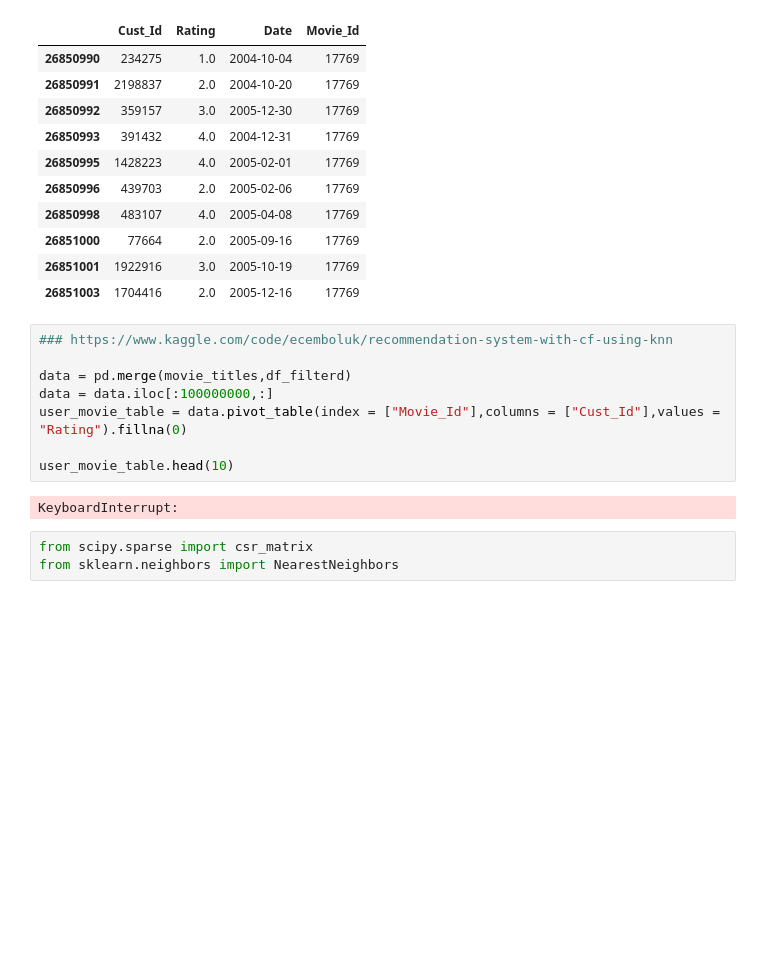
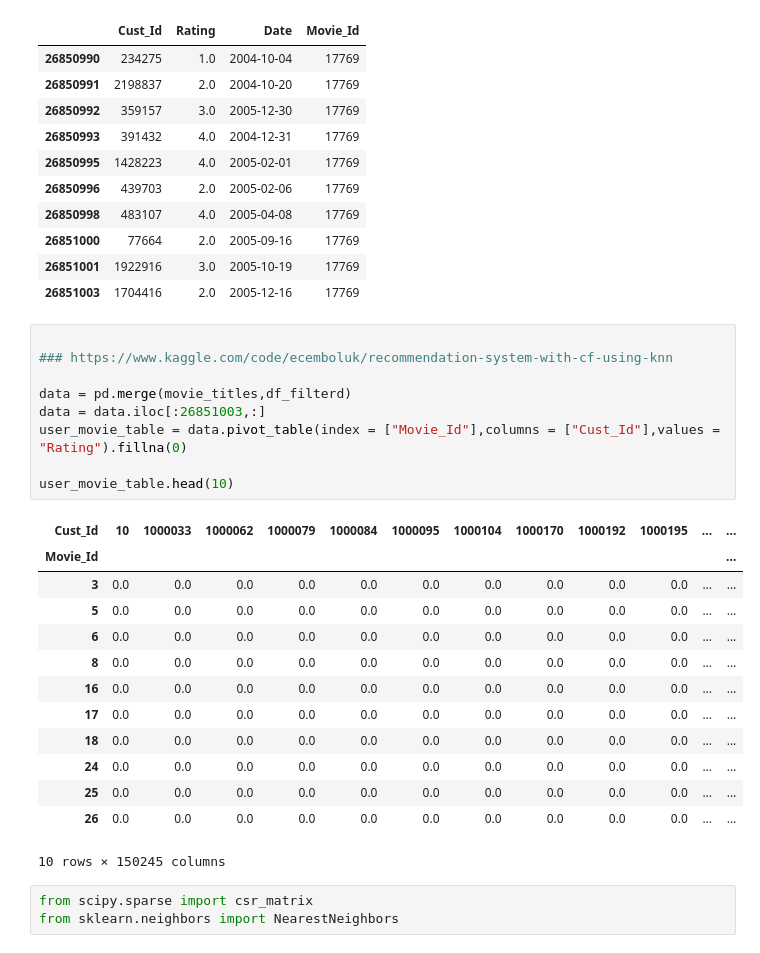
Before and after one commit to ThomasWilmes/Programmierprojekt, a Jupyter notebook: Test_2.ipynb, the cells around one changed output. Saved outputs shown, nothing was run; the diff lists cells and outputs as text; blank space fills up the shorter version.

```diff
--- a/Test_2.ipynb
+++ b/Test_2.ipynb
@@ -345,15 +376,27 @@ df_filterd.tail(10)
 | 26851001 | 1922916 | 3.0 | 2005-10-19 | 17769 |
 | 26851003 | 1704416 | 2.0 | 2005-12-16 | 17769 |
 # %%
-### https://www.kaggle.com/code/ecemboluk/recommendation-system-with-cf-using-knn
+                                                                                                                                                                ### https://www.kaggle.com/code/ecemboluk/recommendation-system-with-cf-using-knn
 
 data = pd.merge(movie_titles,df_filterd)
-data = data.iloc[:100000000,:]
+data = data.iloc[:26851003,:]
 user_movie_table = data.pivot_table(index = ["Movie_Id"],columns = ["Cust_Id"],values = "Rating").fillna(0)
 
 user_movie_table.head(10)
 # %% [output]
+| Cust_Id | 10 | 1000033 | 1000062 | 1000079 | 1000084 | 1000095 | 1000104 | 1000170 | 1000192 | 1000195 | ... | ... |
+| Movie_Id |  |  |  |  |  |  |  |  |  |  |  | ... |
+| 3 | 0.0 | 0.0 | 0.0 | 0.0 | 0.0 | 0.0 | 0.0 | 0.0 | 0.0 | 0.0 | ... | ... |
+| 5 | 0.0 | 0.0 | 0.0 | 0.0 | 0.0 | 0.0 | 0.0 | 0.0 | 0.0 | 0.0 | ... | ... |
+| 6 | 0.0 | 0.0 | 0.0 | 0.0 | 0.0 | 0.0 | 0.0 | 0.0 | 0.0 | 0.0 | ... | ... |
+| 8 | 0.0 | 0.0 | 0.0 | 0.0 | 0.0 | 0.0 | 0.0 | 0.0 | 0.0 | 0.0 | ... | ... |
+| 16 | 0.0 | 0.0 | 0.0 | 0.0 | 0.0 | 0.0 | 0.0 | 0.0 | 0.0 | 0.0 | ... | ... |
+| 17 | 0.0 | 0.0 | 0.0 | 0.0 | 0.0 | 0.0 | 0.0 | 0.0 | 0.0 | 0.0 | ... | ... |
+| 18 | 0.0 | 0.0 | 0.0 | 0.0 | 0.0 | 0.0 | 0.0 | 0.0 | 0.0 | 0.0 | ... | ... |
+| 24 | 0.0 | 0.0 | 0.0 | 0.0 | 0.0 | 0.0 | 0.0 | 0.0 | 0.0 | 0.0 | ... | ... |
+| 25 | 0.0 | 0.0 | 0.0 | 0.0 | 0.0 | 0.0 | 0.0 | 0.0 | 0.0 | 0.0 | ... | ... |
+| 26 | 0.0 | 0.0 | 0.0 | 0.0 | 0.0 | 0.0 | 0.0 | 0.0 | 0.0 | 0.0 | ... | ... |
-KeyboardInterrupt:
+10 rows × 150245 columns
 # %%
 from scipy.sparse import csr_matrix
 from sklearn.neighbors import NearestNeighbors
```
Also changed, not shown: parts of 8 cells of this notebook, 3 other files.
